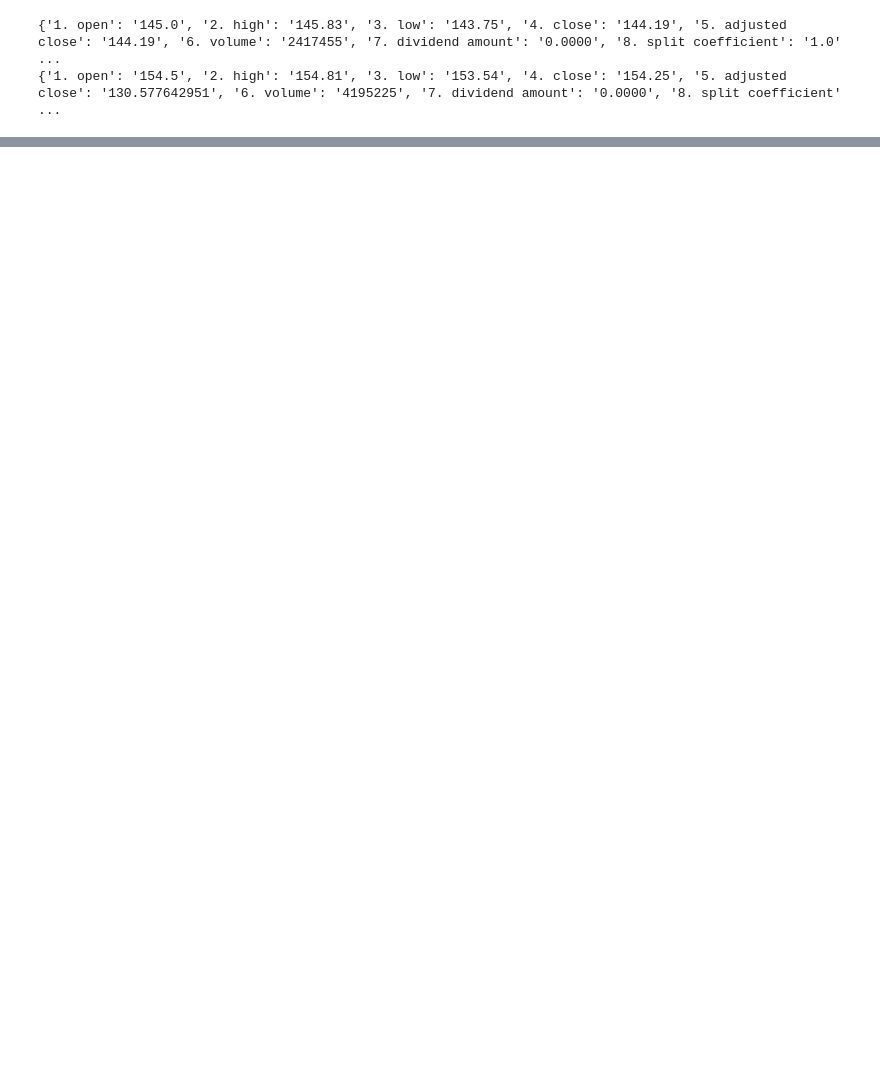
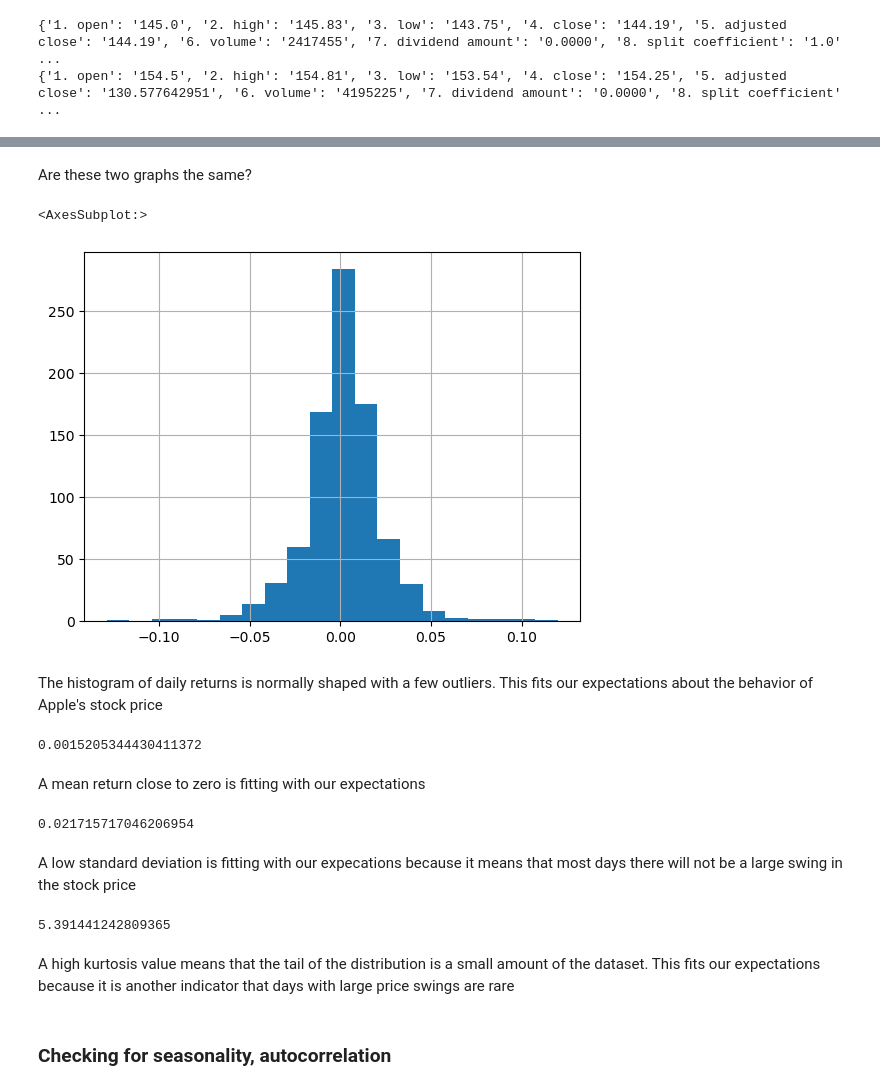
Before and after one commit to jackolson415/Predicting_Stock_Prices_Google_Trends, a Jupyter notebook: API_setup.ipynb, the cells around one changed output, grey strips where cells are left out. Drawn from its saved outputs; the diff is of its cells as text; code cells hidden in the pictures; blank space fills up the shorter version.

```diff
--- a/API_setup.ipynb
+++ b/API_setup.ipynb
@@ -60,0 +284,31 @@ df
+# %% [markdown]
+Are these two graphs the same?
+# %%
+aapl['daily_pct_return'].hist(bins = 20)
+# %% [output]
+<AxesSubplot:>
+[figure, added]
+# %% [markdown]
+The histogram of daily returns is normally shaped with a few outliers. This fits our expectations about the behavior of Apple's stock price
+# %%
+mean_return = aapl['daily_pct_return'].mean()
+mean_return
+# %% [output]
+0.0015205344430411372
+# %% [markdown]
+A mean return close to zero is fitting with our expectations
+# %%
+std_return = aapl['daily_pct_return'].std()
+std_return
+# %% [output]
+0.021715717046206954
+# %% [markdown]
+A low standard deviation is fitting with our expecations because it means that most days there will not be a large swing in the stock price
+# %%
+aapl['daily_pct_return'].kurtosis()
+# %% [output]
+5.391441242809365
+# %% [markdown]
+A high kurtosis value means that the tail of the distribution is a small amount of the dataset. This fits our expectations because it is another indicator that days with large price swings are rare
+# %% [markdown]
+### Checking for seasonality, autocorrelation
```
Also changed, not shown: parts of 48 cells of this notebook, 2 other files.
